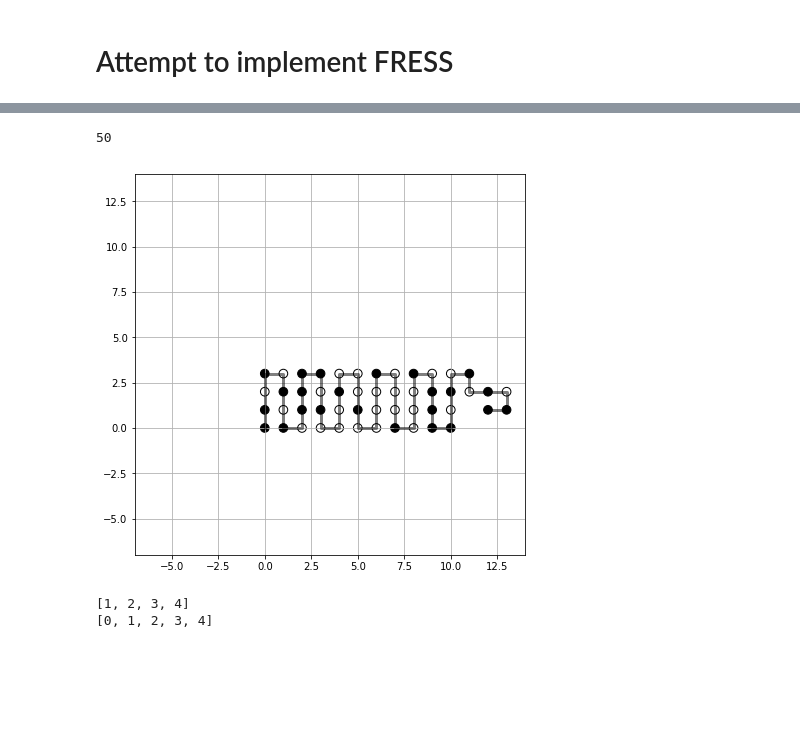
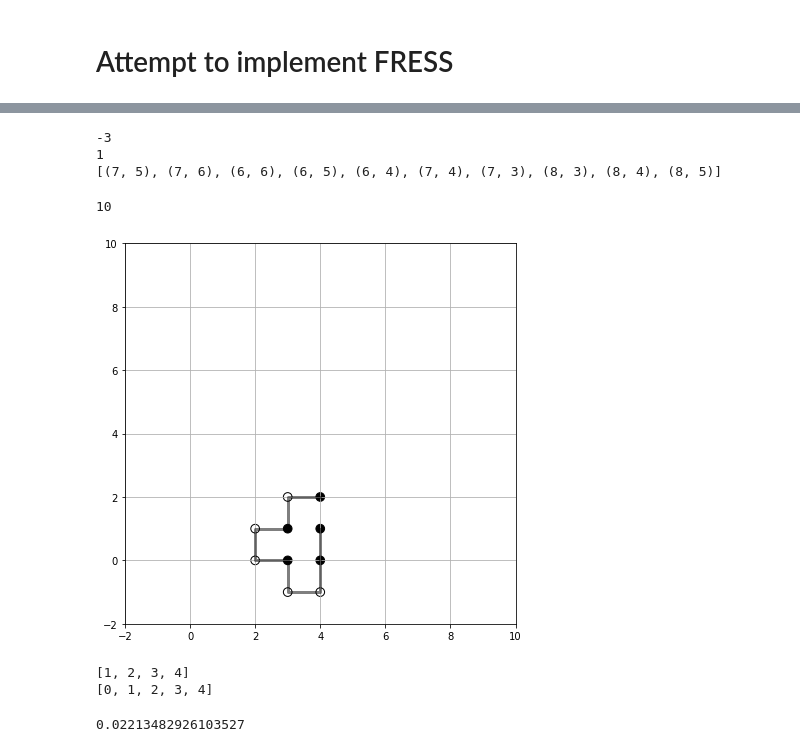
Before and after one commit to kamilla0503/Coursework, a Jupyter notebook: FRESS.ipynb, the cells around one changed output, grey strips where cells are left out. Drawn from its saved outputs; the diff is of its cells as text; code cells hidden in the pictures; blank space fills up the shorter version.

```diff
--- a/FRESS.ipynb
+++ b/FRESS.ipynb
@@ -286,37 +408,62 @@ print(q)
 # %%
 #current_conf = regrowth_middle(start_conformation, sequence_example, 5, 16)
 k = 0
-for i in range(1 ):
+currentconfs = [start_conformation]
+min_e = start_e
+for i in range(100):
 
+    print(i, end = " ")
+
+    #print(l)
     l = np.random.choice(lengths, 1, p=probabilities)[0] #длина фрагмента, который будет изменяться
-
+#l = 5
     #q=  random.randint(0, 1)
     #if(q==0):
 
-    print("l= ", l)
-    #start_position = random.randint(0,length-l)
+
+    #print("l= ", l)
+    start_position = random.randint(0,length-l)
 
 
+    #start_position = 0
+    #print(" l", l)
    # else:
         #start_position = random.randint(l,length-1)
-    start_position=length-l
+    #start_position=length-l
     #start_position=0
     if(start_position!=0 and start_position!= (length-l)):
         current_conf = regrowth_middle(start_conformation, sequence_example, l, start_position)
     elif(start_position==0):
+
         current_conf = regrowth_start(start_conformation, sequence_example, l)
     else:
-        current_conf=regrowth_end(start_conformation, sequence_example, l)
+
+        current_conf =regrowth_end(start_conformation, sequence_example, l)
+
 
 
 
 
     if( start_conformation!=current_conf):
         k=k+1
+        new_p = Protein(sequence_example, current_conf)
+        new_e = new_p.count_proteins_contacts()
+        if(new_e< min_e ):
+            currentconfs=[]
+            currentconfs.append(current_conf)
+            min_e=new_e
+            print("we achieved ", min_e)
+            if(min_e==-9):
+                print("perfect!")
+                break
+        elif(new_e ==min_e):
+            currentconfs.append(current_conf)
+
+
         #print(k, i, end = " ")
 
 
-    #start_conformation=current_conf.copy()
+    start_conformation=current_conf.copy()
 
 print(k)
 # %% [output]
@@ -336,24 +487,32 @@ move did 1
+# %%
+print(min_e)
+print(len(currentconfs))
+print(currentconfs[0])
+# %% [output]
+-3
+1
+[(7, 5), (7, 6), (6, 6), (6, 5), (6, 4), (7, 4), (7, 3), (8, 3), (8, 4), (8, 5)]
 # %%
 xplot = []
 yplot = []
-for i in current_conf:
+for i in currentconfs[0]:
     xplot.append(i[0])
     yplot.append(i[1])
 markers = list(matplotlib.lines.Line2D.markers)
 print(len(current_conf))
 plt.figure(figsize=(7,7 ))
 
 plt.plot(xplot, yplot, '-', color = 'k', lw=3,markersize=9,alpha=0.5)
 #plt.plot(first_moves[0][0], first_moves[0][1])
 plt.scatter(xplot, yplot,c=sequence_example,  s=75, edgecolors='k',  cmap='Greys', alpha = 1)
 
-plt.xlim(-7, 14)
-plt.ylim(-7,14)
+plt.xlim(-2, 10)
+plt.ylim(-2,10)
 
 plt.grid(True)
 # %% [output]
-50
+10
-[figure, old version]
+[figure, new version]
 # %%
 def regrowth_start(start_conformation, sequence_example, l):
 
@@ -646,3 +948,8 @@ print(a)
 # %% [output]
 [1, 2, 3, 4]
 [0, 1, 2, 3, 4]
+# %%
+q=random.uniform(0, 1)
+print(q)
+# %% [output]
+0.02213482926103527
```
Also changed, not shown: parts of 14 cells of this notebook.
